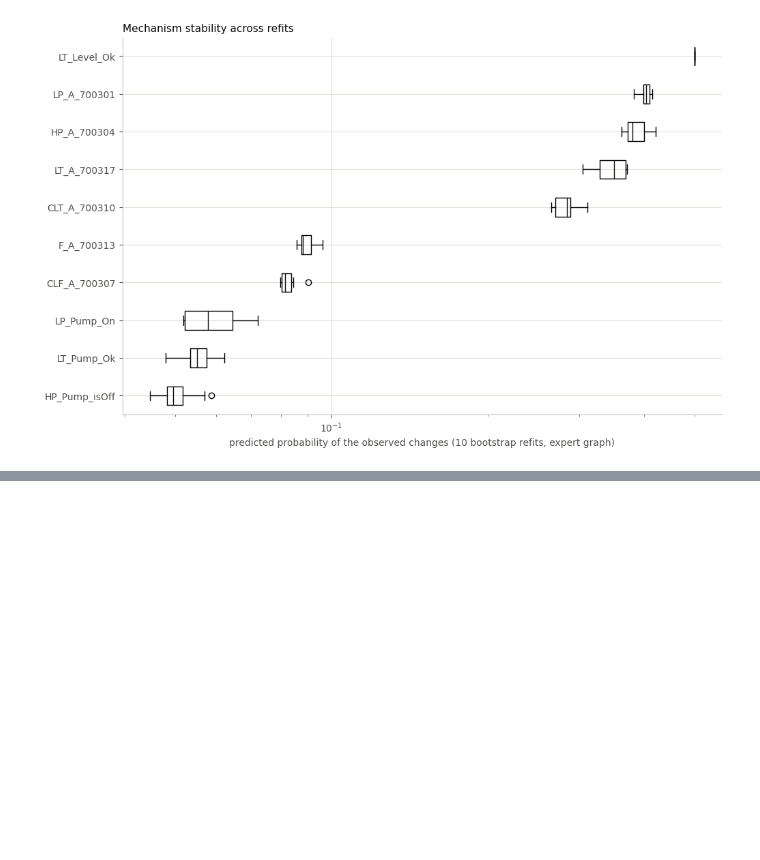
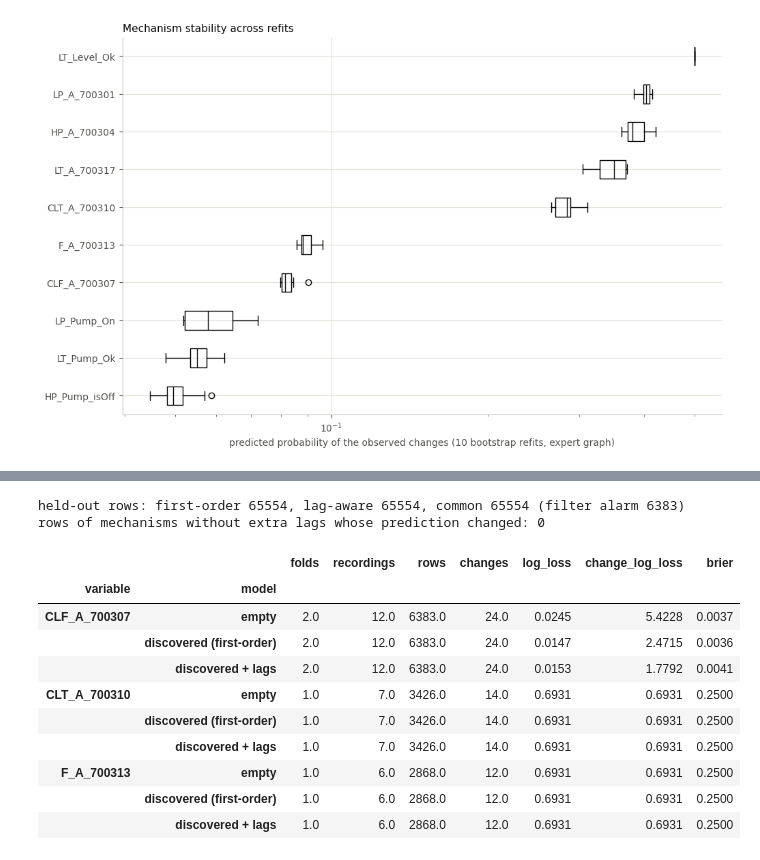
Before and after one commit to shweta-dataverse/causalAI-failure-prevention, a Jupyter notebook: notebooks/05_SCM_Fitting.ipynb, the cells around one changed output, grey strips where cells are left out. Saved outputs shown, nothing was run; the diff lists cells and outputs as text; code cells hidden in the pictures; blank space fills up the shorter version.

```diff
--- a/notebooks/05_SCM_Fitting.ipynb
+++ b/notebooks/05_SCM_Fitting.ipynb
@@ -397,0 +451,13 @@ plt.show()
+# %%
+# lag-aware scms: full training data and one per held-out scenario
+def lagged_lags(fold=None):
+    return lag_sets['discovered' if fold is None else f'discovered_without_{fold}']
+
+lagged_full = sc.fit_scm(view_data, graph_for('discovered'), full_train, manipulated, INTERVAL, lags=lagged_lags())
+lagged_fold = {fold: sc.fit_scm(view_data, graph_for('discovered', fold), data.fold_training_ids(splits, fold), manipulated,
+                                INTERVAL, lags=lagged_lags(fold)) for fold in folds}
+ev.save_table(sc.mechanism_table(lagged_full), f'05_{SUBSYSTEM}_mechanisms_discovered_lagged')
+changed = {v for m in lagged_fold.values() for v, mech in m.mechanisms.items() if mech.lags}
+print('mechanisms with extra lags:', sorted(changed))
+sc.mechanism_table(lagged_full).set_index('variable').loc[sorted(changed),
+    ['parents', 'rows_prev0', 'changes_prev0', 'configs_seen_prev0', 'rows_prev1', 'changes_prev1', 'configs_seen_prev1']]
@@ -397,0 +471,43 @@ plt.show()
+# %%
+# paired comparison on identical held-out rows: first-order vs lag-aware discovered scm (and the empty graph)
+lagged_pred = pd.concat([sc.held_out_predictions(lagged_fold[f], view_data, splits.loc[splits.fold == f, 'recording_id'].tolist(),
+                                                 manipulated).assign(fold=f) for f in folds], ignore_index=True)
+keys = ['fold', 'recording_id', 'variable', 'step']
+paired = (fault_pred['discovered'].merge(lagged_pred, on=keys, suffixes=('_first', '_lagged'))
+          .merge(fault_pred['empty'][keys + ['p']].rename(columns={'p': 'p_empty'}), on=keys))
+assert len(paired) == len(fault_pred['discovered']) == len(lagged_pred)
+assert (paired.y_first == paired.y_lagged).all()
+print(f'held-out rows: first-order {len(fault_pred["discovered"])}, lag-aware {len(lagged_pred)}, common {len(paired)} '
+      f'(filter alarm {int((paired.variable == "CLF_A_700307").sum())})')
+unchanged = paired[~paired.variable.isin(changed)]
+print('rows of mechanisms without extra lags whose prediction changed:', int((unchanged.p_first != unchanged.p_lagged).sum()))
+
+def scores(d, p_col):
+    p, y = d[p_col].to_numpy(), d.y_first.to_numpy()
+    ll = -np.log(np.where(y == 1, p, 1 - p))
+    change = y != d.prev_first.to_numpy()
+    return pd.Series({'folds': d.fold.nunique(), 'recordings': d.recording_id.nunique(), 'rows': len(d), 'changes': int(change.sum()),
+                      'log_loss': ll.mean(), 'change_log_loss': ll[change].mean() if change.any() else np.nan,
+                      'brier': np.mean((p - y) ** 2)})
+
+rows = []
+for v, d in paired[paired.variable.isin(changed)].groupby('variable'):
+    for name, col in [('empty', 'p_empty'), ('discovered (first-order)', 'p_first'), ('discovered + lags', 'p_lagged')]:
+        rows.append(scores(d, col).rename(None).to_frame().T.assign(variable=v, model=name))
+lag_fit = pd.concat(rows, ignore_index=True)
+ev.save_table(lag_fit, f'05_{SUBSYSTEM}_lag_fit_unseen_scenarios')
+lag_fit.set_index(['variable', 'model']).round(4)
+# %% [output]
+held-out rows: first-order 65554, lag-aware 65554, common 65554 (filter alarm 6383)
+rows of mechanisms without extra lags whose prediction changed: 0
+|  |  | folds | recordings | rows | changes | log_loss | change_log_loss | brier |
+| variable | model |  |  |  |  |  |  |  |
+| CLF_A_700307 | empty | 2.0 | 12.0 | 6383.0 | 24.0 | 0.0245 | 5.4228 | 0.0037 |
+|  | discovered (first-order) | 2.0 | 12.0 | 6383.0 | 24.0 | 0.0147 | 2.4715 | 0.0036 |
+|  | discovered + lags | 2.0 | 12.0 | 6383.0 | 24.0 | 0.0153 | 1.7792 | 0.0041 |
+| CLT_A_700310 | empty | 1.0 | 7.0 | 3426.0 | 14.0 | 0.6931 | 0.6931 | 0.2500 |
+|  | discovered (first-order) | 1.0 | 7.0 | 3426.0 | 14.0 | 0.6931 | 0.6931 | 0.2500 |
+|  | discovered + lags | 1.0 | 7.0 | 3426.0 | 14.0 | 0.6931 | 0.6931 | 0.2500 |
+| F_A_700313 | empty | 1.0 | 6.0 | 2868.0 | 12.0 | 0.6931 | 0.6931 | 0.2500 |
+|  | discovered (first-order) | 1.0 | 6.0 | 2868.0 | 12.0 | 0.6931 | 0.6931 | 0.2500 |
+|  | discovered + lags | 1.0 | 6.0 | 2868.0 | 12.0 | 0.6931 | 0.6931 | 0.2500 |
```
Also changed, not shown: parts of 5 cells of this notebook, 47 other files.
